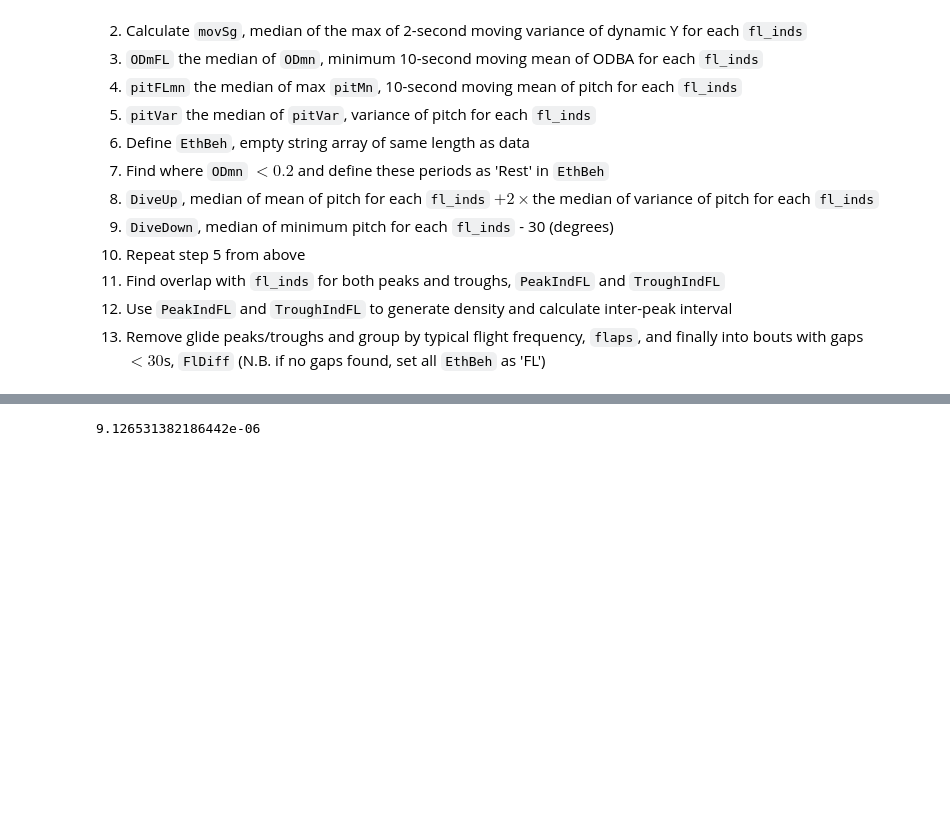
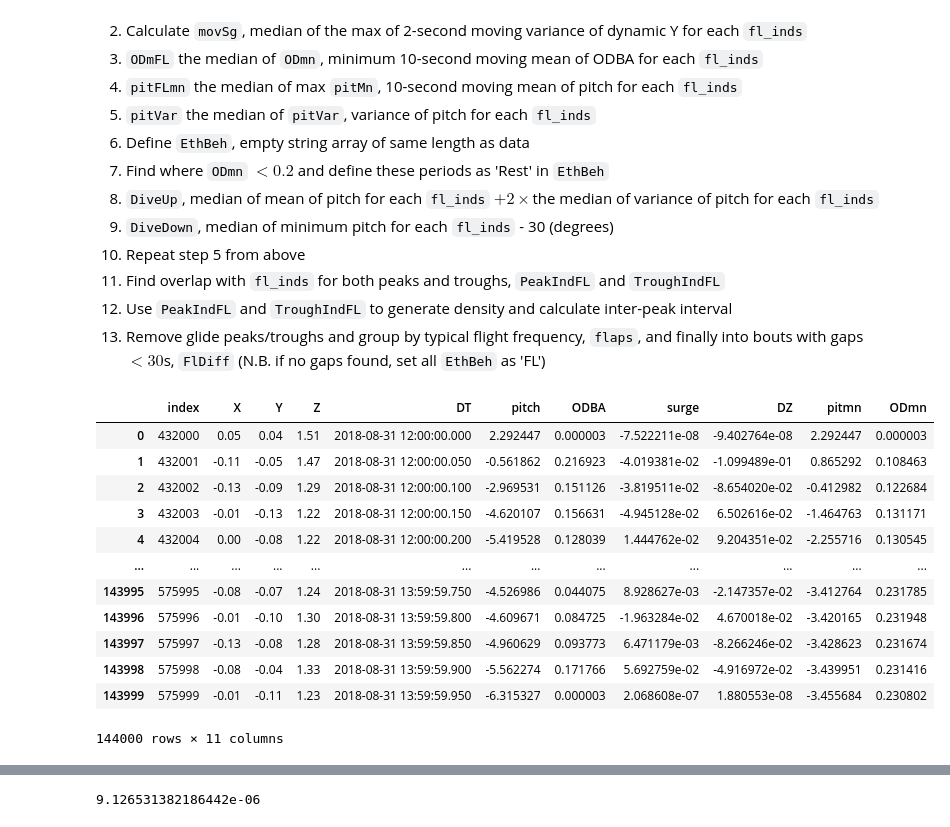
Before and after one commit to takujinonda/BiPAnalysisCodeShare, a Jupyter notebook: forage_detect/DVLexplanation.ipynb, the cells around one changed output, grey strips where cells are left out. Drawn from its saved outputs; the diff is of its cells as text; code cells hidden in the pictures; blank space fills up the shorter version.

```diff
--- a/forage_detect/DVLexplanation.ipynb
+++ b/forage_detect/DVLexplanation.ipynb
@@ -453,16 +453,30 @@ behLoc = 'E:/My Drive/PhD/Data/2018Shearwater/DVL/DiveBehavClass.csv'
 test = birdTag(filepath=file,type='dvl',tagname='18018',accfs=20,long_acc_name=long_acc_name,accStart='31/08/2018 06:00:00',vidStart='31/08/2018 12:00:00')
 # %%
 # read in acceleration data
-test.readin()
+test.readin(vidOnlyPeriod=True)
 # read in behavioural data
 test.readBeh(behavPath=behLoc)
-# add acceleration features
+# # add acceleration features
 test.accFeatures(passband=1.5,stopband=3)
 # add rolling sum of frequency content of Z axis
 test.rollSum(minfreq=3,maxfreq=5)
 # estimate 10 minutes of flight
 test.flight_est(numPoints=10,removeErr=True)
-# generate flapping masks of Z axis accel
+# # generate flapping masks of Z axis accel
 test.flapping()
-# produce pitch and ODBA variables from flight periods
+# # produce pitch and ODBA variables from flight periods
 test.pitchPT()
+# %% [output]
+|  | index | X | Y | Z | DT | pitch | ODBA | surge | DZ | pitmn | ODmn |
+| 0 | 432000 | 0.05 | 0.04 | 1.51 | 2018-08-31 12:00:00.000 | 2.292447 | 0.000003 | -7.522211e-08 | -9.402764e-08 | 2.292447 | 0.000003 |
+| 1 | 432001 | -0.11 | -0.05 | 1.47 | 2018-08-31 12:00:00.050 | -0.561862 | 0.216923 | -4.019381e-02 | -1.099489e-01 | 0.865292 | 0.108463 |
+| 2 | 432002 | -0.13 | -0.09 | 1.29 | 2018-08-31 12:00:00.100 | -2.969531 | 0.151126 | -3.819511e-02 | -8.654020e-02 | -0.412982 | 0.122684 |
+| 3 | 432003 | -0.01 | -0.13 | 1.22 | 2018-08-31 12:00:00.150 | -4.620107 | 0.156631 | -4.945128e-02 | 6.502616e-02 | -1.464763 | 0.131171 |
+| 4 | 432004 | 0.00 | -0.08 | 1.22 | 2018-08-31 12:00:00.200 | -5.419528 | 0.128039 | 1.444762e-02 | 9.204351e-02 | -2.255716 | 0.130545 |
+| ... | ... | ... | ... | ... | ... | ... | ... | ... | ... | ... | ... |
+| 143995 | 575995 | -0.08 | -0.07 | 1.24 | 2018-08-31 13:59:59.750 | -4.526986 | 0.044075 | 8.928627e-03 | -2.147357e-02 | -3.412764 | 0.231785 |
+| 143996 | 575996 | -0.01 | -0.10 | 1.30 | 2018-08-31 13:59:59.800 | -4.609671 | 0.084725 | -1.963284e-02 | 4.670018e-02 | -3.420165 | 0.231948 |
+| 143997 | 575997 | -0.13 | -0.08 | 1.28 | 2018-08-31 13:59:59.850 | -4.960629 | 0.093773 | 6.471179e-03 | -8.266246e-02 | -3.428623 | 0.231674 |
+| 143998 | 575998 | -0.08 | -0.04 | 1.33 | 2018-08-31 13:59:59.900 | -5.562274 | 0.171766 | 5.692759e-02 | -4.916972e-02 | -3.439951 | 0.231416 |
+| 143999 | 575999 | -0.01 | -0.11 | 1.23 | 2018-08-31 13:59:59.950 | -6.315327 | 0.000003 | 2.068608e-07 | 1.880553e-08 | -3.455684 | 0.230802 |
+144000 rows × 11 columns
```
Also changed, not shown: parts of 4 cells of this notebook, 2 other files.
